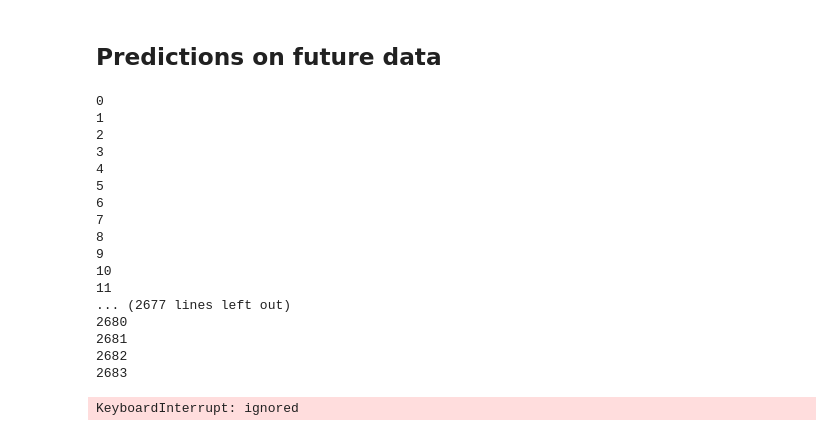
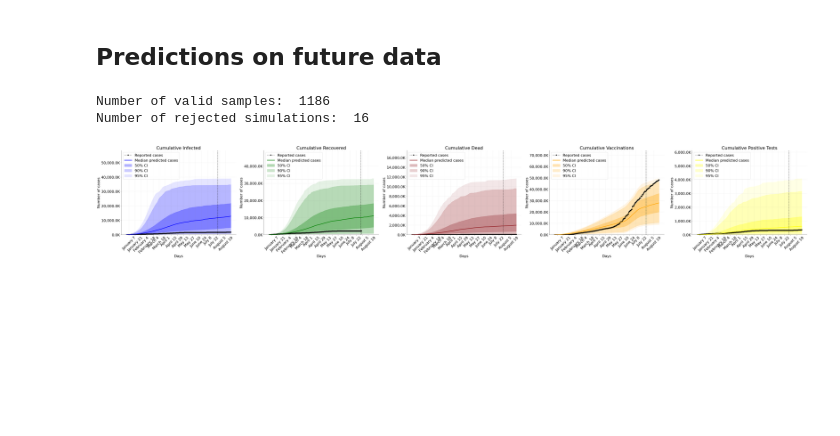
Before and after one commit to totalimba/aml, a Jupyter notebook: Code/VaccinationModel.ipynb, the cells around one changed output. Cells and saved outputs as stored; diff of their text form; code cells hidden in the pictures; blank space fills up the shorter version.

```diff
--- a/Code/VaccinationModel.ipynb
+++ b/Code/VaccinationModel.ipynb
@@ -1096,33 +1079,18 @@ data_germany_f = np.diff(data_germany_f, axis=0)
 T_f = data_germany_f.shape[0]
 # %%
-plot_predictions_future(10,
+plot_predictions_future(1000,
                  data_germany_tensor,
                  data_germany_f,
                  N_germany,
                  T_f,
                  logscale=False,
                  sim_diff=16,
                  cumulative=True,
-                 figsize=(36, 10),
+                 figsize=(60, 10),
                  font_size=22,
                  filename='Predicted_Cumulative_Uninformative')
 # %% [output]
-0
-1
-2
-3
-4
-5
-6
-7
-8
-9
-10
-11
-... (2677 lines left out)
-2680
-2681
-2682
-2683
+Number of valid samples:  1186
+Number of rejected simulations:  16
-KeyboardInterrupt: ignored
+[figure, added]
 # %%
```
Also changed, not shown: parts of 30 cells of this notebook, 15 other files.
